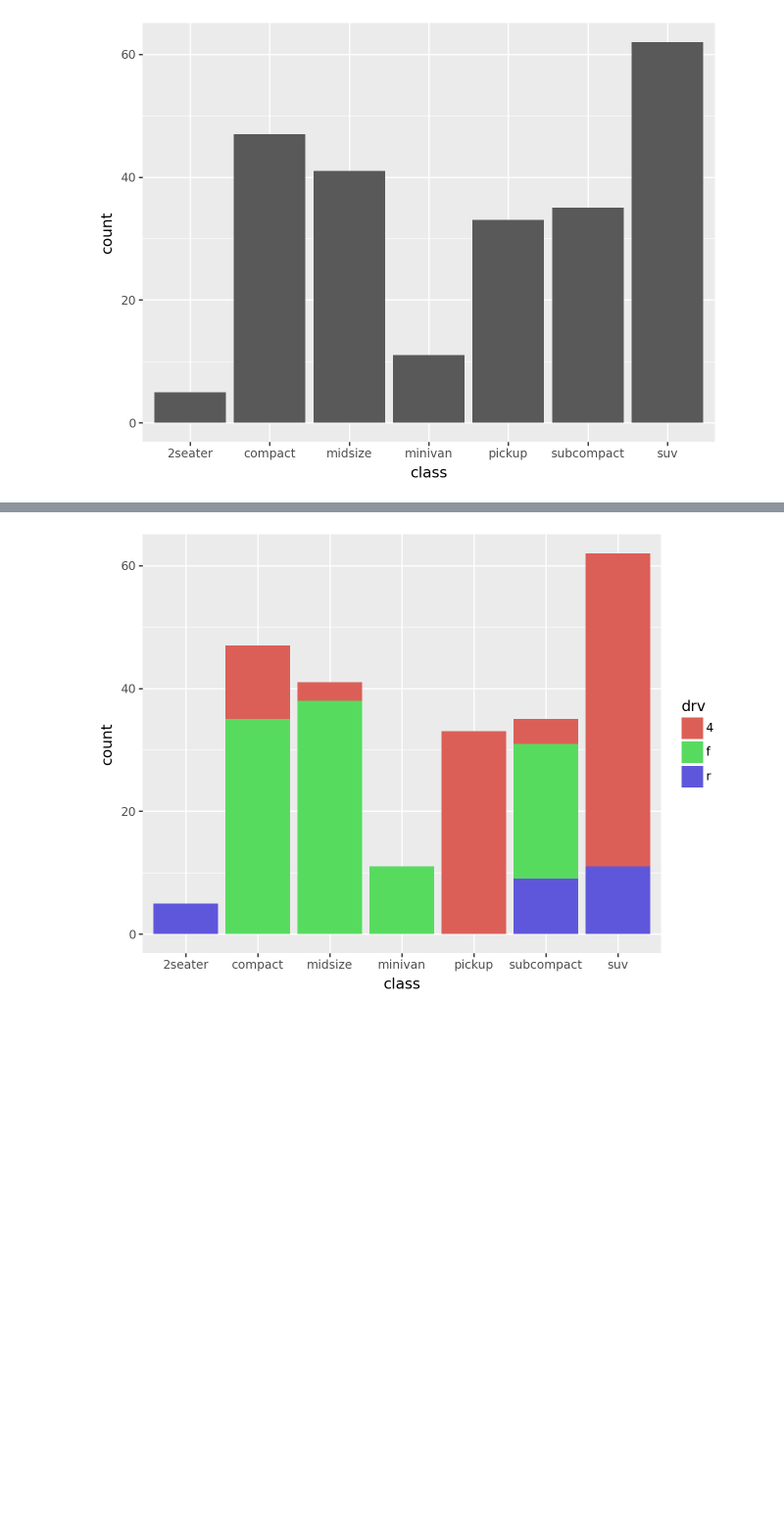
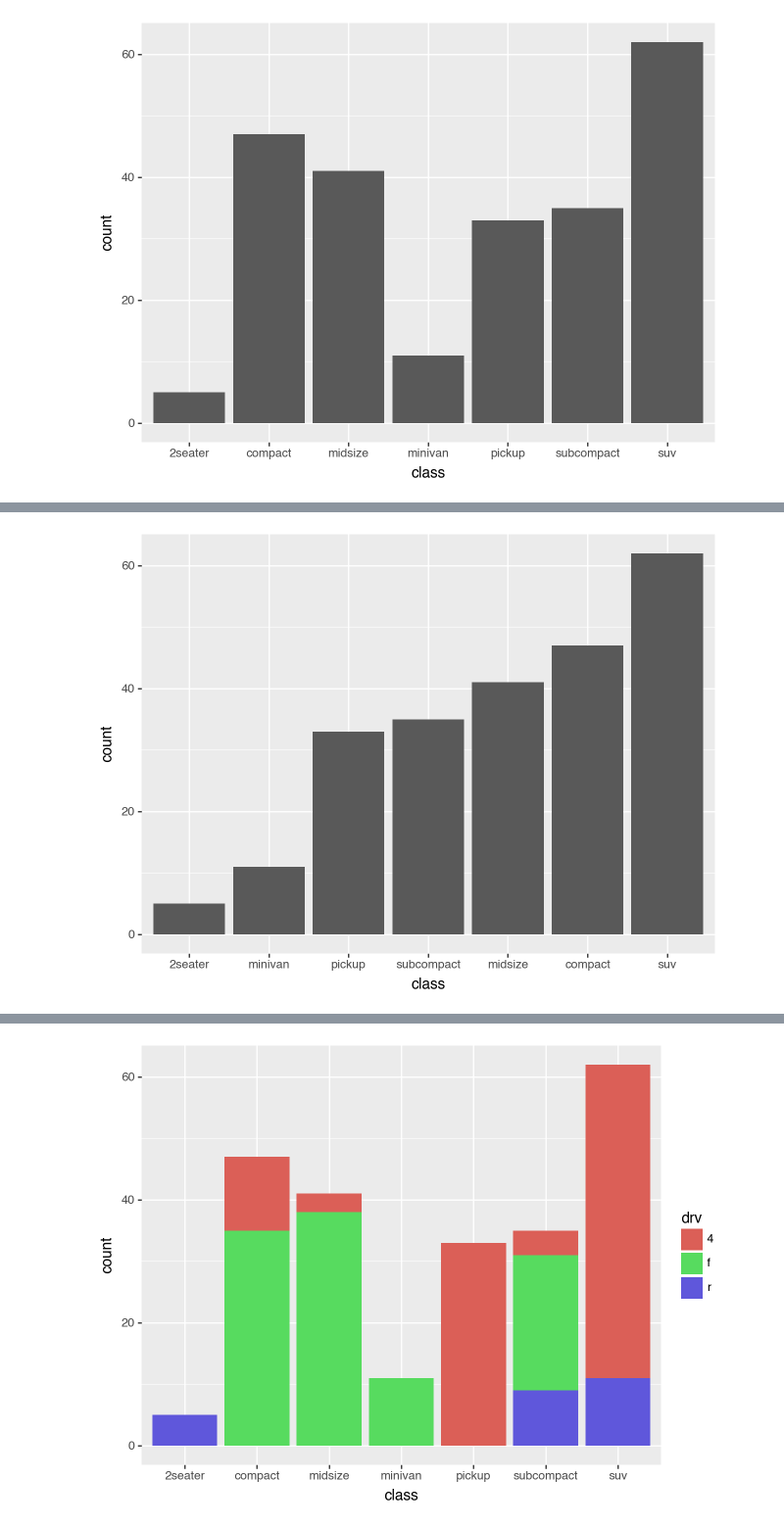
Before and after one commit to has2k1/plotnine-examples, a Jupyter notebook: plotnine_examples/examples/geom_bar.ipynb, the cells around one changed output, grey strips where cells are left out. Shown at 98% size. Cells and saved outputs as stored; diff of their text form; code cells hidden in the pictures; blank space fills up the shorter version.

```diff
--- a/plotnine_examples/examples/geom_bar.ipynb
+++ b/plotnine_examples/examples/geom_bar.ipynb
@@ -24,0 +43,10 @@ ggplot(mpg) + geom_bar(aes(x="class"))
+# %%
+mpg["class2"] = mpg["class"]
+
+(
+    ggplot(mpg)
+    + geom_bar(aes(x="reorder(class2, class2, len)"))
+    + labs(x="class")
+)
+# %% [output]
+[figure, added]
```
Also changed, not shown: parts of 6 cells of this notebook, 2 other files.
